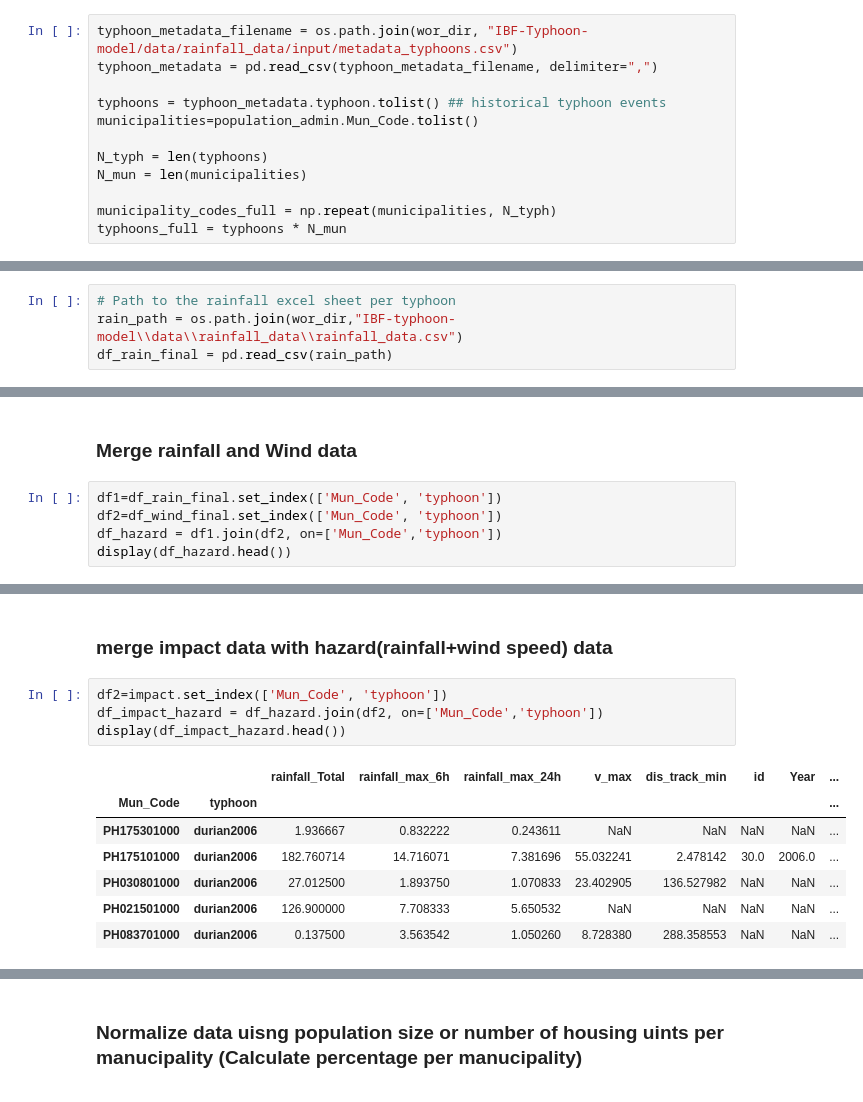
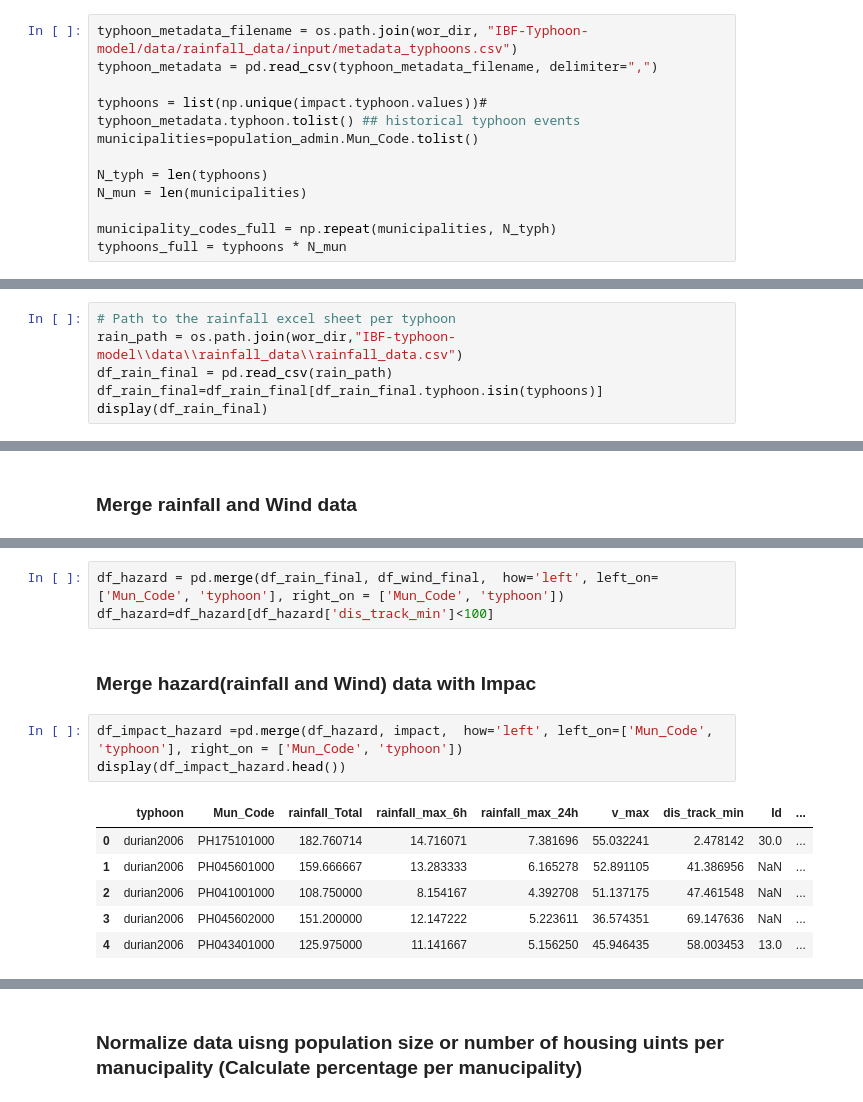
Before and after one commit to rodekruis/Typhoon-Impact-based-forecasting-model, a Jupyter notebook: IBF-Typhoon-model/documentation/notebooks/pre_disaster_indicators.ipynb, the cells around one changed output, grey strips where cells are left out. Saved outputs shown, nothing was run; the diff lists cells and outputs as text.

```diff
--- a/IBF-Typhoon-model/documentation/notebooks/pre_disaster_indicators.ipynb
+++ b/IBF-Typhoon-model/documentation/notebooks/pre_disaster_indicators.ipynb
@@ -166,7 +192,7 @@ display(household_by_city_municipality.head())
 typhoon_metadata_filename = os.path.join(wor_dir, "IBF-Typhoon-model/data/rainfall_data/input/metadata_typhoons.csv")
 typhoon_metadata = pd.read_csv(typhoon_metadata_filename, delimiter=",")
 
-typhoons = typhoon_metadata.typhoon.tolist() ## historical typhoon events
+typhoons = list(np.unique(impact.typhoon.values))# typhoon_metadata.typhoon.tolist() ## historical typhoon events
 municipalities=population_admin.Mun_Code.tolist()
 
 N_typh = len(typhoons)
@@ -237,3 +303,5 @@ for typhoon in typhoons:
 # Path to the rainfall excel sheet per typhoon
 rain_path = os.path.join(wor_dir,"IBF-typhoon-model\\data\\rainfall_data\\rainfall_data.csv")
 df_rain_final = pd.read_csv(rain_path)
+df_rain_final=df_rain_final[df_rain_final.typhoon.isin(typhoons)]
+display(df_rain_final)
@@ -240,7 +322,2 @@ df_rain_final = pd.read_csv(rain_path)
 # %% [markdown]
 ### Merge rainfall and Wind data
-# %%
-df1=df_rain_final.set_index(['Mun_Code', 'typhoon'])
-df2=df_wind_final.set_index(['Mun_Code', 'typhoon'])
-df_hazard = df1.join(df2, on=['Mun_Code','typhoon'])
-display(df_hazard.head())
@@ -262,14 +324,15 @@ display(df_hazard.head())
-# %% [markdown]
-### merge impact data with hazard(rainfall+wind speed) data
+# %%
+df_hazard = pd.merge(df_rain_final, df_wind_final,  how='left', left_on=['Mun_Code', 'typhoon'], right_on = ['Mun_Code', 'typhoon'])
+df_hazard=df_hazard[df_hazard['dis_track_min']<100]
+# %% [markdown]
+### Merge hazard(rainfall and Wind) data with Impac
 # %%
-df2=impact.set_index(['Mun_Code', 'typhoon'])
-df_impact_hazard = df_hazard.join(df2, on=['Mun_Code','typhoon'])
+df_impact_hazard =pd.merge(df_hazard, impact,  how='left', left_on=['Mun_Code', 'typhoon'], right_on = ['Mun_Code', 'typhoon'])
 display(df_impact_hazard.head())
 # %% [output]
-|  |  | rainfall_Total | rainfall_max_6h | rainfall_max_24h | v_max | dis_track_min | id | Year | ... |
-| Mun_Code | typhoon |  |  |  |  |  |  |  | ... |
-| PH175301000 | durian2006 | 1.936667 | 0.832222 | 0.243611 | NaN | NaN | NaN | NaN | ... |
-| PH175101000 | durian2006 | 182.760714 | 14.716071 | 7.381696 | 55.032241 | 2.478142 | 30.0 | 2006.0 | ... |
-| PH030801000 | durian2006 | 27.012500 | 1.893750 | 1.070833 | 23.402905 | 136.527982 | NaN | NaN | ... |
-| PH021501000 | durian2006 | 126.900000 | 7.708333 | 5.650532 | NaN | NaN | NaN | NaN | ... |
-| PH083701000 | durian2006 | 0.137500 | 3.563542 | 1.050260 | 8.728380 | 288.358553 | NaN | NaN | ... |
+|  | typhoon | Mun_Code | rainfall_Total | rainfall_max_6h | rainfall_max_24h | v_max | dis_track_min | Id | ... |
+| 0 | durian2006 | PH175101000 | 182.760714 | 14.716071 | 7.381696 | 55.032241 | 2.478142 | 30.0 | ... |
+| 1 | durian2006 | PH045601000 | 159.666667 | 13.283333 | 6.165278 | 52.891105 | 41.386956 | NaN | ... |
+| 2 | durian2006 | PH041001000 | 108.750000 | 8.154167 | 4.392708 | 51.137175 | 47.461548 | NaN | ... |
+| 3 | durian2006 | PH045602000 | 151.200000 | 12.147222 | 5.223611 | 36.574351 | 69.147636 | NaN | ... |
+| 4 | durian2006 | PH043401000 | 125.975000 | 11.141667 | 5.156250 | 45.946435 | 58.003453 | 13.0 | ... |
```
Also changed, not shown: parts of 14 cells of this notebook, 23 other files.
